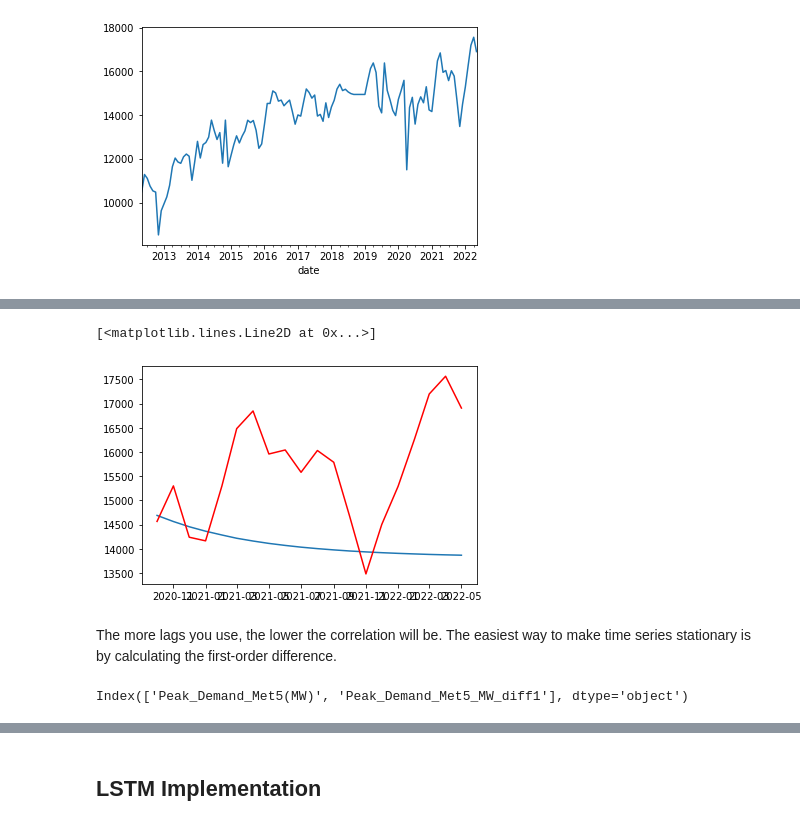
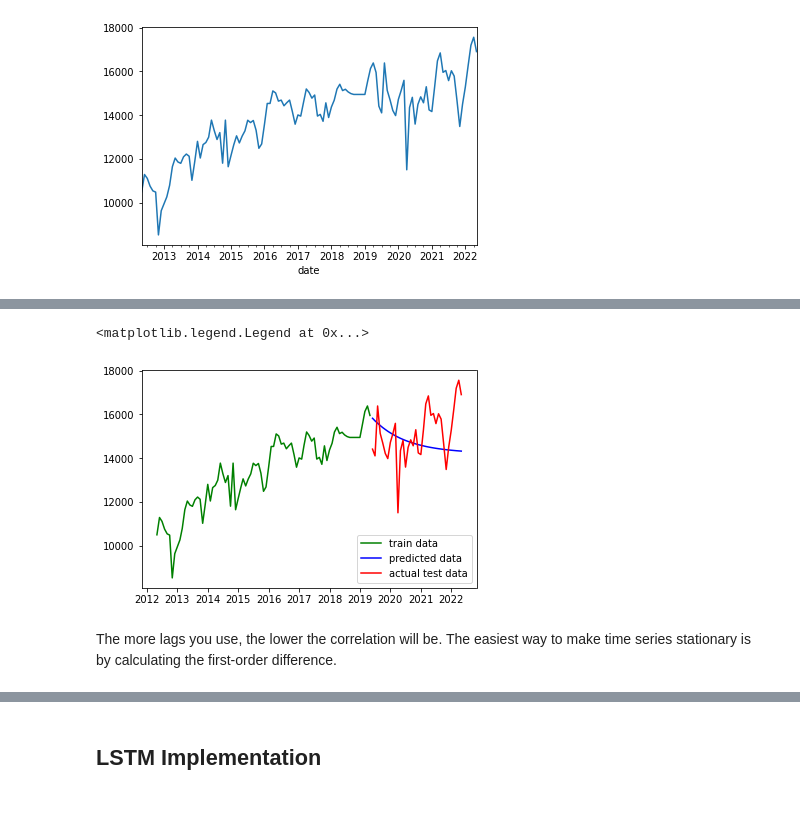
Before and after one commit to OmdenaAI/chennai-india-power-outage, a Jupyter notebook: src/tasks/task-06-Model Building/chennai_power_outage_modeling.ipynb, the cells around one changed output, grey strips where cells are left out. Drawn from its saved outputs; the diff is of its cells as text; code cells hidden in the pictures.

```diff
--- a/src/tasks/task-06-Model Building/chennai_power_outage_modeling.ipynb
+++ b/src/tasks/task-06-Model Building/chennai_power_outage_modeling.ipynb
@@ -412,3 +412,7 @@ If both ACF and PACF drop instantly (no significant lags), it’s likely you won
 # plot_acf(df['Peak_Demand_Met5_MW_diff1'], lags=30);
 # %%
 from statsmodels.tsa.ar_model import AutoReg
+# %%
+# find the index which allows us to split off 30% of the data
+cutoff = round(df.shape[0]*0.7)
+cutoff
@@ -416,16 +422,25 @@ from statsmodels.tsa.ar_model import AutoReg
 #
 # Create training and test data
 #
-train_data = df['Peak_Demand_Met5(MW)'][:len(df)-20]
-test_data = df['Peak_Demand_Met5(MW)'][len(df)-20:]
+train_data = df['Peak_Demand_Met5(MW)'][:cutoff]
+test_data = df['Peak_Demand_Met5(MW)'][cutoff:]
 #
 # Instantiate and fit the AR model with training data
 #
 ar_model = AutoReg(train_data, lags=1).fit()
+
+df['Peak_Demand_Met5(MW)'].to_csv('train_data_peak_demand.csv')
+
 #
 # Print Summary
 #
 print(ar_model.summary())
+
+import pickle
+
+# save the model to disk
+filename = 'auto_regressive_1_model.sav'
+pickle.dump(ar_model, open(filename, 'wb'))
 # %% [output]
                              AutoReg Model Results
 ================================================================================
@@ -489,20 +470,23 @@ Name: Peak_Demand_Met5(MW), dtype: float64
 # %%
 #
 # Make the predictions
 #
 pred = ar_model.predict(start=len(train_data), end=(len(df)-1), dynamic=False)
+
+
+# pred = ar_model.predict(10, 12, dynamic=False)
+
+# print(pred)
 #
 # Plot the prediction vs test data
 #
 from matplotlib import pyplot
-pyplot.plot(pred)
+pyplot.plot(train_data, color='green')
+pyplot.plot(pred, color='blue')
 pyplot.plot(test_data, color='red')
+plt.legend(["train data", "predicted data","actual test data"], loc ="lower right")
 # %% [output]
-[<matplotlib.lines.Line2D at 0x...>]
+<matplotlib.legend.Legend at 0x...>
-[figure, old version]
+[figure, new version]
 # %% [markdown]
 The more lags you use, the lower the correlation will be. The easiest way to make time series stationary is by calculating the first-order difference.
-# %%
-df.columns
-# %% [output]
-Index(['Peak_Demand_Met5(MW)', 'Peak_Demand_Met5_MW_diff1'], dtype='object')
```
Also changed, not shown: parts of 18 cells of this notebook, 6 other files.
